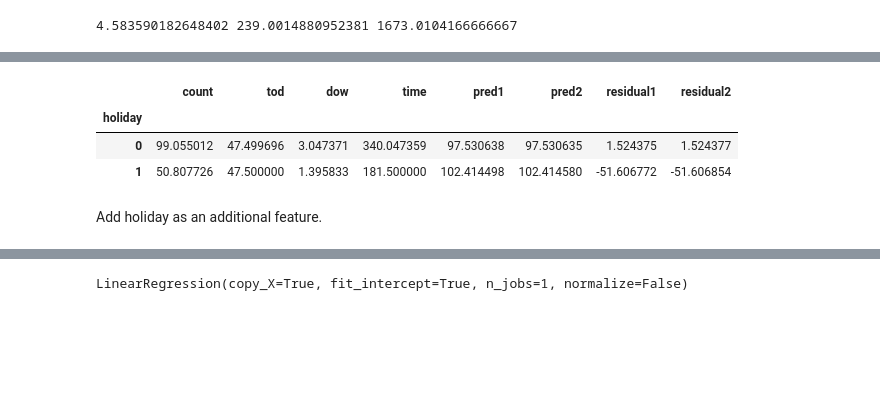
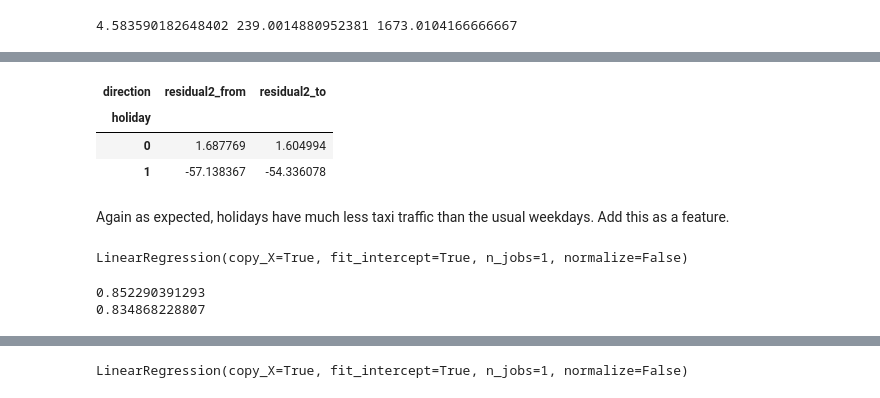
Before and after one commit to Inoueian/chicago-taxi, a Jupyter notebook: chicago-taxi_ML.ipynb, the cells around one changed output, grey strips where cells are left out. Saved outputs shown, nothing was run; the diff lists cells and outputs as text; code cells hidden in the pictures; blank space fills up the shorter version.

Commit message:
total traffic models added

```diff
--- a/chicago-taxi_ML.ipynb
+++ b/chicago-taxi_ML.ipynb
@@ -272,0 +229,3 @@ As expected, the separate OneHotEncoding strategy misses the weekend traffic by
+# %%
+pred2_from = lr2_from.predict(X2)
+pred2_to = lr2_to.predict(X2)
@@ -272,0 +240,3 @@ As expected, the separate OneHotEncoding strategy misses the weekend traffic by
+# %%
+residual2_from = df_by_date['from'] - pred2_from
+residual2_to = df_by_date['to'] - pred2_to
@@ -272,0 +269,9 @@ As expected, the separate OneHotEncoding strategy misses the weekend traffic by
+# %%
+df_by_date['pred1_from'] = pred1_from
+df_by_date['pred1_to'] = pred1_to
+df_by_date['residual1_from'] = residual1_from
+df_by_date['residual1_to'] = residual1_to
+df_by_date['pred2_from'] = pred2_from
+df_by_date['pred2_to'] = pred2_to
+df_by_date['residual2_from'] = residual2_from
+df_by_date['residual2_to'] = residual2_to
@@ -275,14 +302,14 @@ import holidays
 # %%
 USholidays = holidays.UnitedStates()
 # %%
-from_loop_by_date['holiday'] = from_loop_by_date['date'].apply(
+df_by_date['holiday'] = df_by_date['date'].apply(
                                 lambda x: int(x in USholidays))
 # %%
-from_loop_by_date.groupby('holiday').mean()
+df_by_date.groupby('holiday').mean()[['residual2_from', 'residual2_to']]
 # %% [output]
-|  | count | tod | dow | time | pred1 | pred2 | residual1 | residual2 |
-| holiday |  |  |  |  |  |  |  |  |
-| 0 | 99.055012 | 47.499696 | 3.047371 | 340.047359 | 97.530638 | 97.530635 | 1.524375 | 1.524377 |
-| 1 | 50.807726 | 47.500000 | 1.395833 | 181.500000 | 102.414498 | 102.414580 | -51.606772 | -51.606854 |
+| direction | residual2_from | residual2_to |
+| holiday |  |  |
+| 0 | 1.687769 | 1.604994 |
+| 1 | -57.138367 | -54.336078 |
-# %% [markdown]
-Add holiday as an additional feature.
+# %% [markdown]
+Again as expected, holidays have much less taxi traffic than the usual weekdays. Add this as a feature.
@@ -288,0 +318,13 @@ Add holiday as an additional feature.
+# %%
+lr3_from = LinearRegression()
+lr3_from.fit(X3, df_by_date['from'])
+lr3_to = LinearRegression()
+lr3_to.fit(X3, df_by_date['to'])
+# %% [output]
+LinearRegression(copy_X=True, fit_intercept=True, n_jobs=1, normalize=False)
+# %%
+print(lr3_from.score(X3, df_by_date['from']))
+print(lr3_to.score(X3, df_by_date['to']))
+# %% [output]
+0.852290391293
+0.834868228807
```
Also changed, not shown: parts of 190 cells of this notebook, 2 other files.
